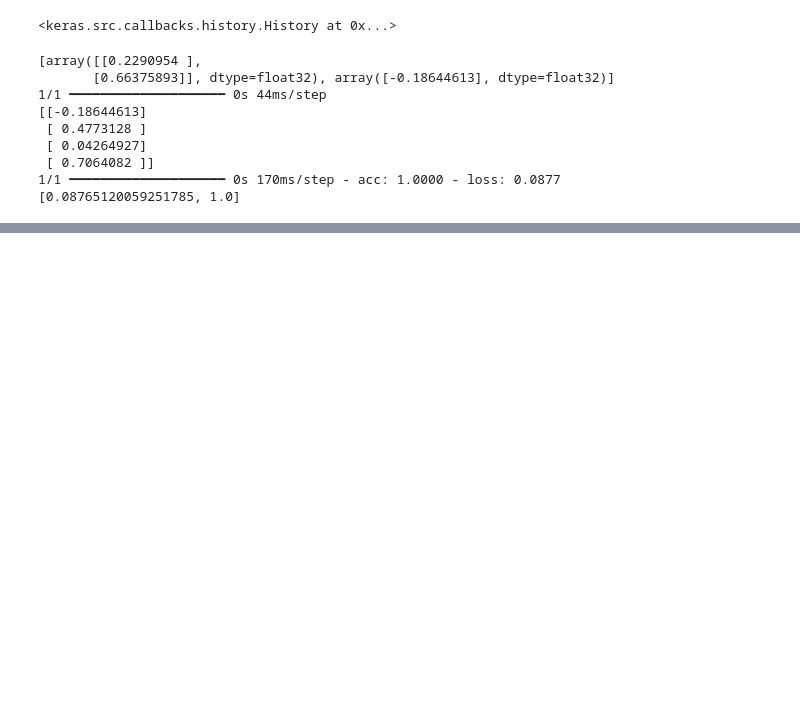
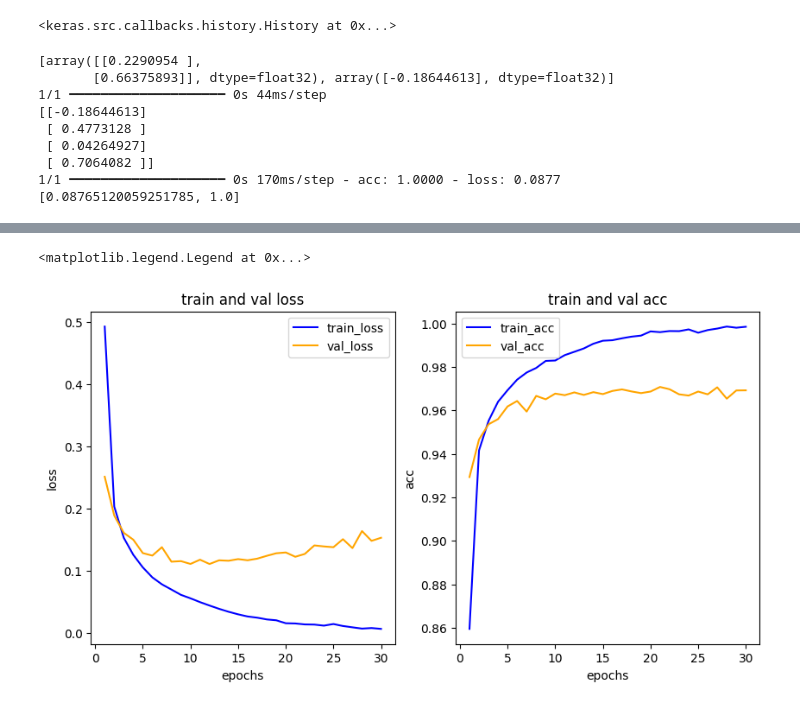
Before and after one commit to kmsclass/ems, a Jupyter notebook: 20240712.ipynb, the cells around one changed output, grey strips where cells are left out. Drawn from its saved outputs; the diff is of its cells as text; code cells hidden in the pictures; blank space fills up the shorter version.

```diff
--- a/20240712.ipynb
+++ b/20240712.ipynb
@@ -815,0 +845,12 @@ print(model.evaluate(data,label)) #평가
+# %%
+from tensorflow.keras.utils import to_categorical
+y_train=to_categorical(y_train)
+y_val=to_categorical(y_val)
+y_test=to_categorical(y_test)
+# %%
+from tensorflow.keras.models import Sequential
+from tensorflow.keras.layers import Dense
+model = Sequential()  #모델 생성
+model.add(Dense(64,activation="relu",input_shape=(784,)))
+model.add(Dense(32,activation="relu"))
+model.add(Dense(10,activation="softmax"))
@@ -815,0 +873,6 @@ print(model.evaluate(data,label)) #평가
+# %%
+model.compile(optimizer="adam", loss='categorical_crossentropy',
+              metrics=['acc'])
+# %%
+history=model.fit(x_train,y_train,epochs=30,batch_size=127,
+                  validation_data=(x_val,y_val))
@@ -815,0 +897,28 @@ print(model.evaluate(data,label)) #평가
+# %%
+import matplotlib.pyplot as plt
+his_dict = history.history
+loss = his_dict['loss']
+val_loss = his_dict['val_loss']
+epochs = range(1, len(loss) + 1)
+fig = plt.figure(figsize = (10, 5))
+ax1 = fig.add_subplot(1, 2, 1)
+ax1.plot(epochs, loss, color = 'blue', label = 'train_loss')
+ax1.plot(epochs, val_loss, color = 'orange', label = 'val_loss')
+ax1.set_title('train and val loss')
+ax1.set_xlabel('epochs')
+ax1.set_ylabel('loss')
+ax1.legend()
+
+#정확도 그래프
+acc = his_dict['acc']
+val_acc = his_dict['val_acc']
+ax2 = fig.add_subplot(1, 2, 2)
+ax2.plot(epochs, acc, color = 'blue', label = 'train_acc')
+ax2.plot(epochs, val_acc, color = 'orange', label = 'val_acc')
+ax2.set_title('train and val acc')
+ax2.set_xlabel('epochs')
+ax2.set_ylabel('acc')
+ax2.legend()
+# %% [output]
+<matplotlib.legend.Legend at 0x...>
+[figure, added]
```
Also changed, not shown: parts of 6 cells of this notebook.
